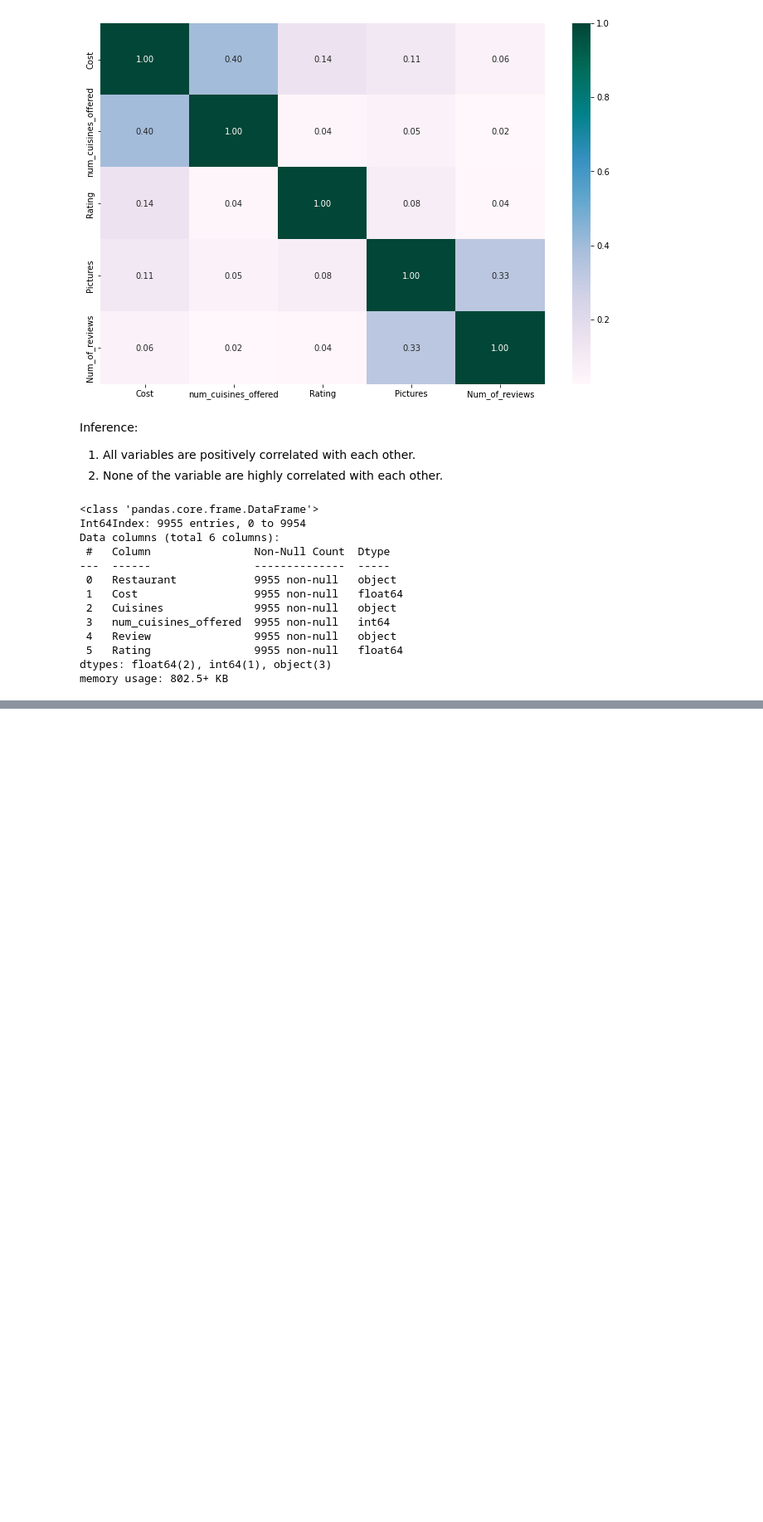
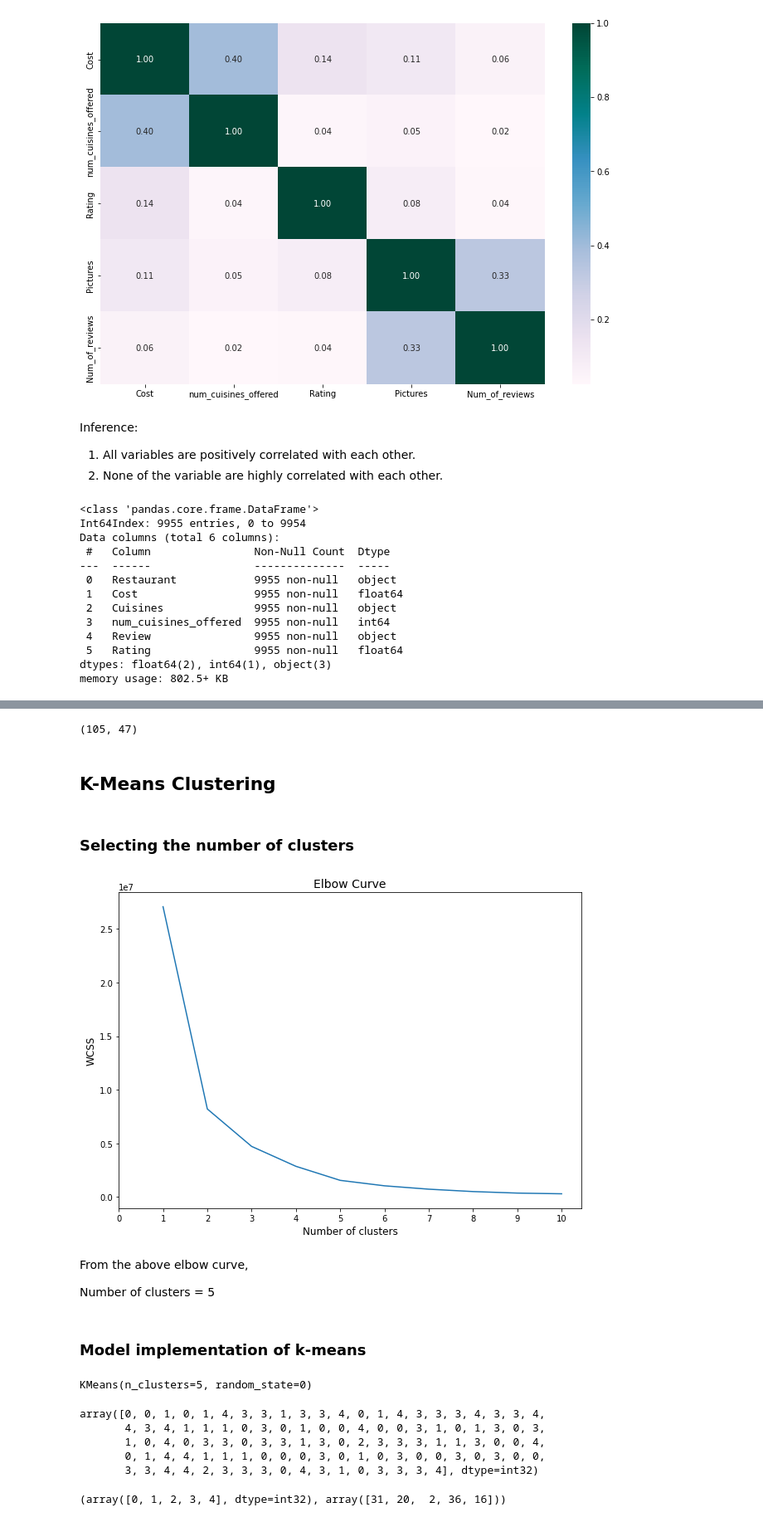
Before and after one commit to Akshadanair/Zomato-Restaurant-Clustering-and-Sentiment-Analysis, a Jupyter notebook: Zomato_Restaurant_Clustering_and_Sentiment_Analysis.ipynb, the cells around one changed output, grey strips where cells are left out. Shown at 83% size. Cells and saved outputs as stored; diff of their text form; code cells hidden in the pictures; blank space fills up the shorter version.

```diff
--- a/Zomato_Restaurant_Clustering_and_Sentiment_Analysis.ipynb
+++ b/Zomato_Restaurant_Clustering_and_Sentiment_Analysis.ipynb
@@ -1579,0 +1652,12 @@ memory usage: 802.5+ KB
+# %%
+#encoding multiple labels per instance
+mlb = MultiLabelBinarizer(sparse_output=True)
+
+#Creating a dataFrame from a scipy sparse matrix
+zomato_metadata = zomato_metadata.join(pd.DataFrame.sparse.from_spmatrix(mlb.fit_transform(zomato_metadata.pop('Cuisines')),
+                                                               index = zomato_metadata.index, columns=mlb.classes_))
+#To see all columns
+pd.set_option('display.max_columns', None)
+
+#Displays the first five rows of the dataset
+zomato_metadata.head()
@@ -1579,0 +1671,67 @@ memory usage: 802.5+ KB
+# %%
+#creating dataset for training
+X = zomato_metadata[list(zomato_metadata.columns)]
+
+#Transforming the data
+scaler = StandardScaler()
+scaler.fit_transform(X.iloc[:, 1:])
+X.shape
+# %% [output]
+(105, 47)
+# %% [markdown]
+## **K-Means Clustering**
+# %% [markdown]
+### **Selecting the number of clusters**
+# %%
+#within cluster sum of squares
+wcss = []
+
+#using 'for' loop for storing wcss values in the empty list created above
+for i in range(1, 11):
+    kmeans = KMeans(n_clusters = i, random_state = 0)
+    kmeans.fit(X.iloc[:, 1:])
+    wcss.append(kmeans.inertia_)
+# %%
+#setting figure size
+plt.figure(figsize=(10,7))
+
+#Plotting elbow curve for selecting the value of k
+plt.plot(range(1, 11), wcss)
+
+#To display the x label, y label, title and xticks
+plt.xlabel('Number of clusters', fontsize = 12)
+plt.ylabel('WCSS', fontsize = 12)
+plt.title('Elbow Curve', fontsize = 14)
+plt.xticks(ticks = list(range(0, 11)))
+plt.show()
+# %% [output]
+[figure, added]
+# %% [markdown]
+From the above elbow curve,
+
+Number of clusters = 5
+# %% [markdown]
+### **Model implementation of k-means**
+# %%
+#creating base model
+kmeans = KMeans(n_clusters = 5, random_state = 0)
+
+#fitting the model to the dataset
+kmeans.fit(X.iloc[:, 1:])
+# %% [output]
+KMeans(n_clusters=5, random_state=0)
+# %%
+#Predicting the closest cluster each sample in X belongs to
+y_cluster = kmeans.predict(X.iloc[:, 1:])
+y_cluster
+# %% [output]
+array([0, 0, 1, 0, 1, 4, 3, 3, 1, 3, 3, 4, 0, 1, 4, 3, 3, 3, 4, 3, 3, 4,
+       4, 3, 4, 1, 1, 1, 0, 3, 0, 1, 0, 0, 4, 0, 0, 3, 1, 0, 1, 3, 0, 3,
+       1, 0, 4, 0, 3, 3, 0, 3, 3, 1, 3, 0, 2, 3, 3, 3, 1, 1, 3, 0, 0, 4,
+       0, 1, 4, 4, 1, 1, 1, 0, 0, 0, 3, 0, 1, 0, 3, 0, 0, 3, 0, 3, 0, 0,
+       3, 3, 4, 4, 2, 3, 3, 3, 0, 4, 3, 1, 0, 3, 3, 3, 4], dtype=int32)
+# %%
+#unique clusters with its count
+np.unique(y_cluster, return_counts = True)
+# %% [output]
+(array([0, 1, 2, 3, 4], dtype=int32), array([31, 20,  2, 36, 16]))
```
Also changed, not shown: parts of 76 cells of this notebook.
